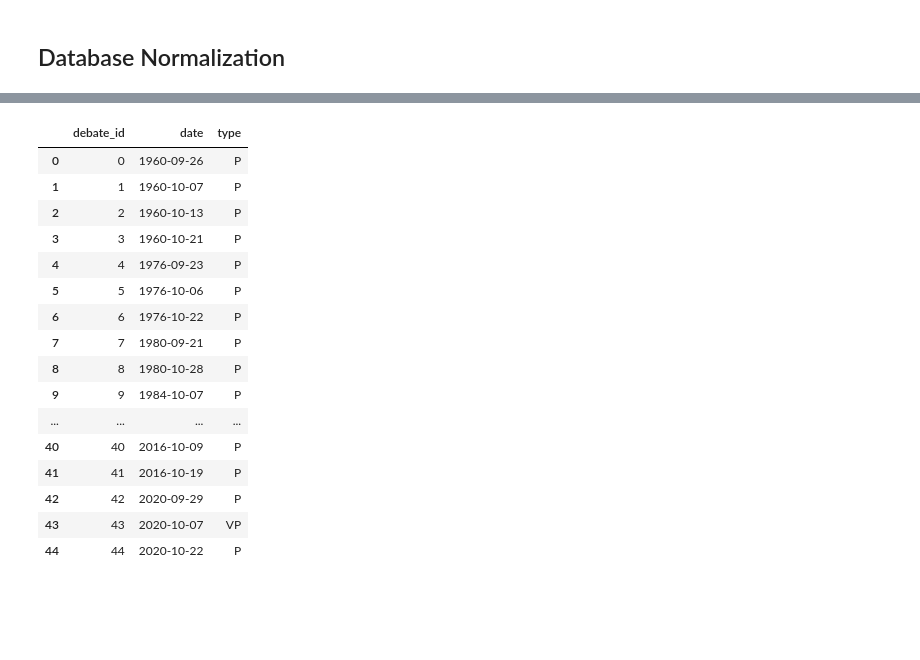
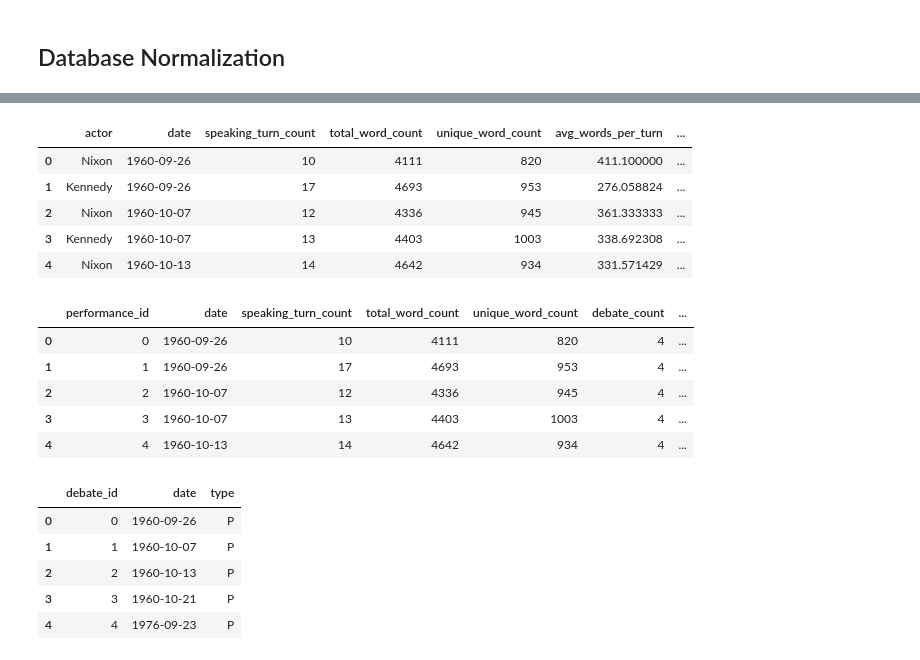
Before and after one commit to gdagger/US-Presidential-Debate-Dialogue-Analysis, a Jupyter notebook: data_exploration.ipynb, the cells around one changed output, grey strips where cells are left out. Drawn from its saved outputs; the diff is of its cells as text; code cells hidden in the pictures; blank space fills up the shorter version.

```diff
--- a/data_exploration.ipynb
+++ b/data_exploration.ipynb
@@ -337,2 +317,16 @@ candidates_df['candidate'] = candidates_df['candidate'].apply(lambda x: x.split(
 # %% [markdown]
 ## Database Normalization
+# %%
+# Create dataframe with all data including debate/candidate/performance IDs
+candidate_debates_df = pd.merge(debate_dialogue_df, candidates_df, left_on=['actor', 'year'], right_on=['last_name','year'],how='inner')
+
+# Create dataframe of unique candidates to set unique IDs
+unique_candidates = pd.DataFrame(candidate_debates_df.sort_values(by='date')['candidate'].unique())
+# Reset index for unique candidate IDs
+unique_candidates = unique_candidates.reset_index()
+# Rename columns
+unique_candidates.columns = ['candidate_id', 'name']
+# Merge dataframes back together preserving candidate IDs
+candidate_debates_df = candidate_debates_df.merge(unique_candidates, left_on='candidate', right_on='name')
+
+candidate_debates_df.head()
@@ -339,32 +340,51 @@ candidates_df['candidate'] = candidates_df['candidate'].apply(lambda x: x.split(
+# %%
+# Create dataframe of unique debates to set unique IDs
+unique_debates = pd.DataFrame(candidate_debates_df['date'].unique())
+# Reset index for unique debates IDs
+unique_debates = unique_debates.reset_index()
+# Rename columns
+unique_debates.columns = ['debate_id', 'date']
+# Merge dataframes back together preserving candidate IDs
+candidate_debates_df = candidate_debates_df.merge(unique_debates, on='date')
+
+candidate_debates_df.head()
+# %% [output]
+|  | actor | date | speaking_turn_count | total_word_count | unique_word_count | avg_words_per_turn | ... |
+| 0 | Nixon | 1960-09-26 | 10 | 4111 | 820 | 411.100000 | ... |
+| 1 | Kennedy | 1960-09-26 | 17 | 4693 | 953 | 276.058824 | ... |
+| 2 | Nixon | 1960-10-07 | 12 | 4336 | 945 | 361.333333 | ... |
+| 3 | Kennedy | 1960-10-07 | 13 | 4403 | 1003 | 338.692308 | ... |
+| 4 | Nixon | 1960-10-13 | 14 | 4642 | 934 | 331.571429 | ... |
+# %%
+# Reset index to set as unique performance ID
+candidate_debates_df = candidate_debates_df.reset_index()
+# Rename column
+candidate_debates_df = candidate_debates_df.rename(columns={'index':'performance_id'})
+# Drop redundant columns
+candidate_debates_df = candidate_debates_df.drop(columns=['year', 'actor', 'last_name', 'name', 'avg_words_per_turn', 'avg_unique_words_per_turn'])
+
+# Preview dataframe
+candidate_debates_df.head()
+# %% [output]
+|  | performance_id | date | speaking_turn_count | total_word_count | unique_word_count | debate_count | ... |
+| 0 | 0 | 1960-09-26 | 10 | 4111 | 820 | 4 | ... |
+| 1 | 1 | 1960-09-26 | 17 | 4693 | 953 | 4 | ... |
+| 2 | 2 | 1960-10-07 | 12 | 4336 | 945 | 4 | ... |
+| 3 | 3 | 1960-10-07 | 13 | 4403 | 1003 | 4 | ... |
+| 4 | 4 | 1960-10-13 | 14 | 4642 | 934 | 4 | ... |
 # %%
-candidate_debates_df = pd.merge(candidates_df, debate_dialogue_df)
-
-
-debates = candidate_debates_df.groupby(['date', 'type'], as_index=False).sum()
-
-debates = debates.reset_index().rename(columns={'index':'debate_id'})
+debates = candidate_debates_df.groupby(['debate_id','date','type'], as_index=False).sum()
 
 debates = debates[['debate_id', 'date', 'type']]
 
 debates.to_csv('./Tables/debates.csv', index=False)
 
 debates.head()
 # %% [output]
 |  | debate_id | date | type |
 | 0 | 0 | 1960-09-26 | P |
 | 1 | 1 | 1960-10-07 | P |
 | 2 | 2 | 1960-10-13 | P |
 | 3 | 3 | 1960-10-21 | P |
 | 4 | 4 | 1976-09-23 | P |
-| 5 | 5 | 1976-10-06 | P |
-| 6 | 6 | 1976-10-22 | P |
-| 7 | 7 | 1980-09-21 | P |
-| 8 | 8 | 1980-10-28 | P |
-| 9 | 9 | 1984-10-07 | P |
-| ... | ... | ... | ... |
-| 40 | 40 | 2016-10-09 | P |
-| 41 | 41 | 2016-10-19 | P |
-| 42 | 42 | 2020-09-29 | P |
-| 43 | 43 | 2020-10-07 | VP |
-| 44 | 44 | 2020-10-22 | P |
 # %%
```
Also changed, not shown: parts of 11 cells of this notebook, 4 other files.
